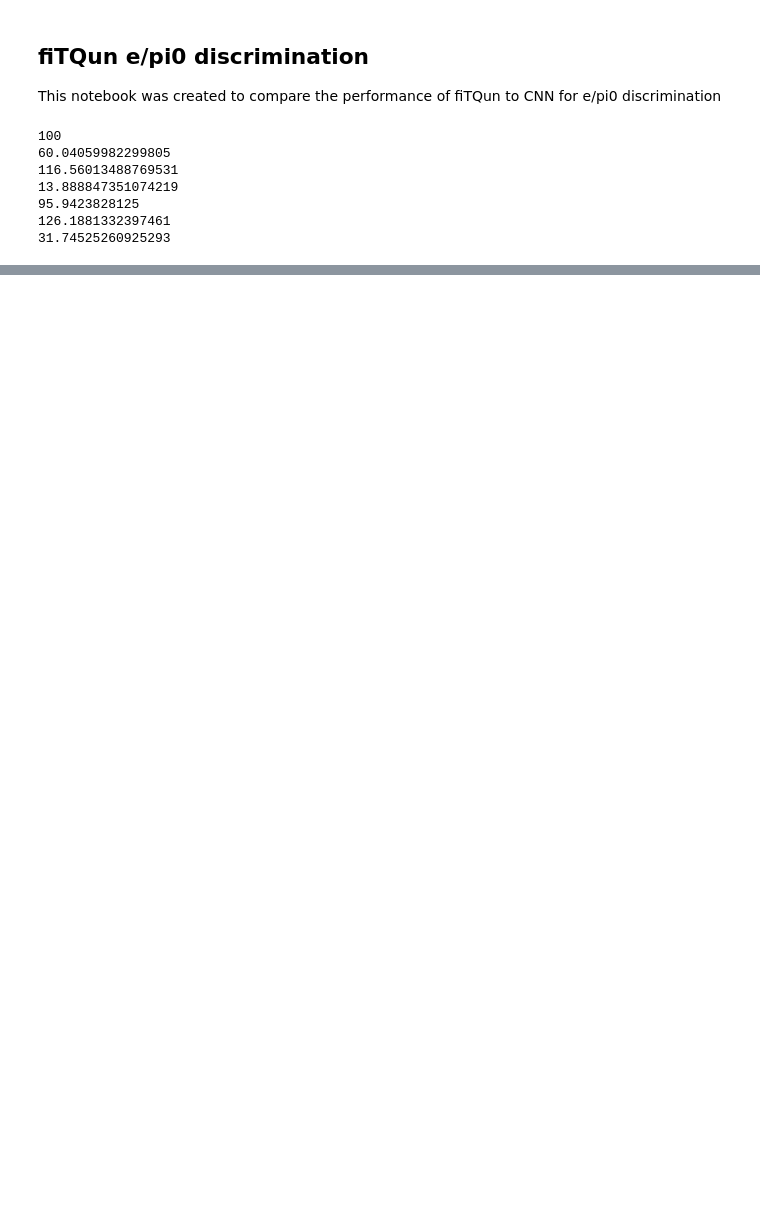
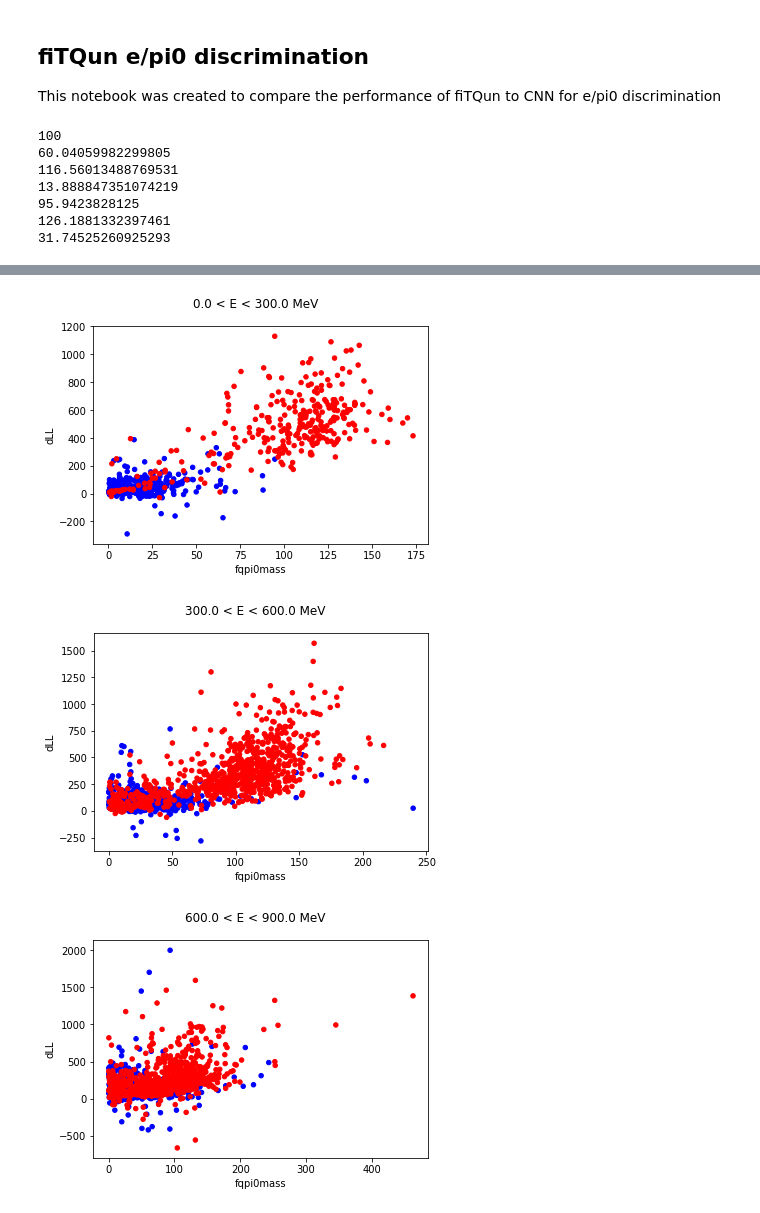
Before and after one commit to WatChMaL/UVicWorkshopPlayground, a Jupyter notebook: F/dean/fitQunStudy.ipynb, the cells around one changed output, grey strips where cells are left out. Saved outputs shown, nothing was run; the diff lists cells and outputs as text; code cells hidden in the pictures; blank space fills up the shorter version.

```diff
--- a/F/dean/fitQunStudy.ipynb
+++ b/F/dean/fitQunStudy.ipynb
@@ -154,3 +155,17 @@ pd.plotting.scatter_matrix(df[['barrelQ', 'fqtotq']],figsize=[10,10]);
+# %%
+eBins =[0.,300.,600.,900.]
+
+for iE in range(len(eBins)-1):
+    edf = df[df.E>eBins[iE]]
+    eedf = edf[edf.E<eBins[iE+1]]
+    col = eedf.particle.map({'e-':'b', 'pi0':'r'})
+    eedf.plot.scatter(x='fqpi0mass', y='dLL', c=col)
+    plt.suptitle(str(eBins[iE])+' < E < '+str(eBins[iE+1])+' MeV')
+    plt.show()
+# %% [output]
+[figure, added]
+[figure, added]
+[figure, added]
 # %%
 bq = df['barrelQ'].values
 fqtq = df['fqtotq'].values
```
Also changed, not shown: parts of 13 cells of this notebook.
